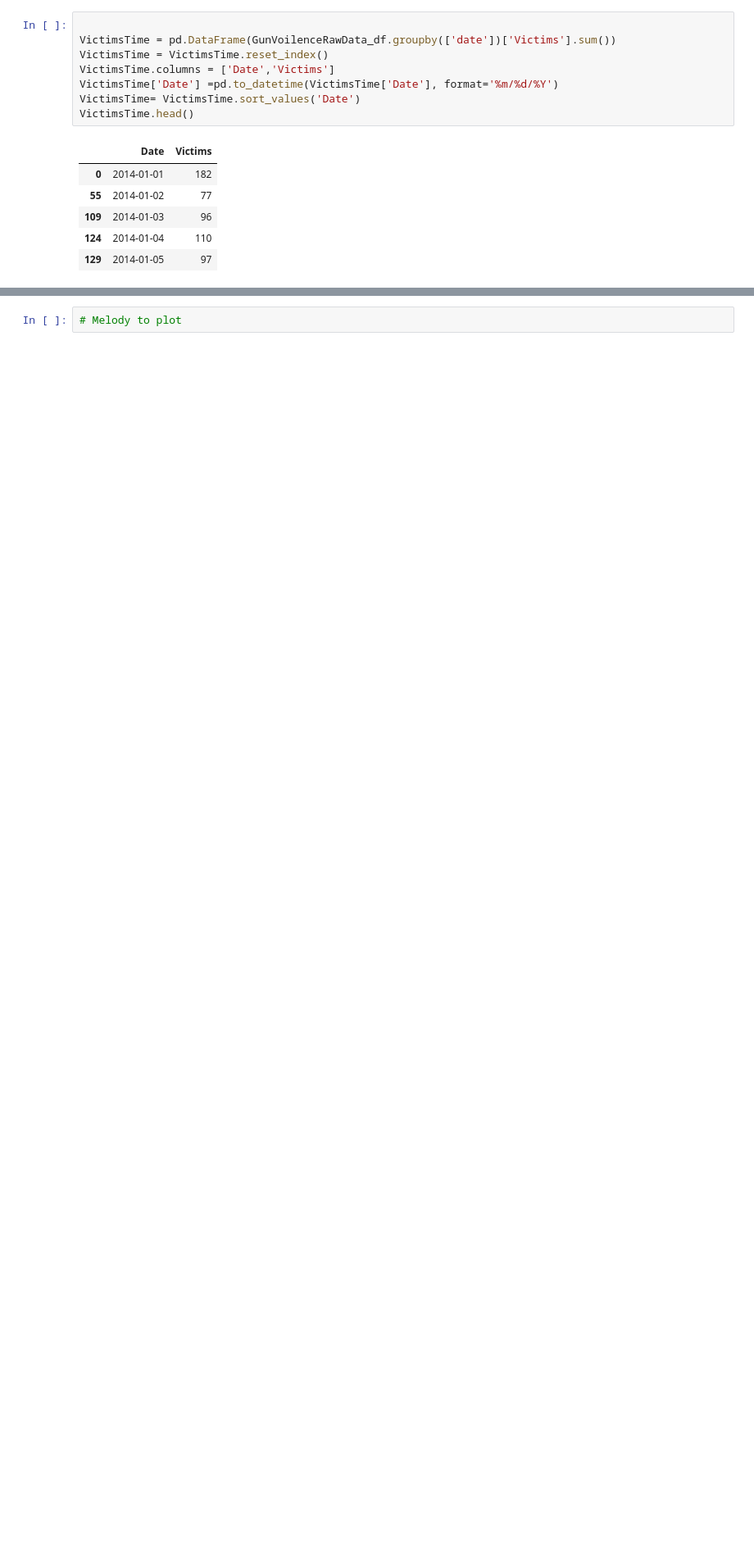
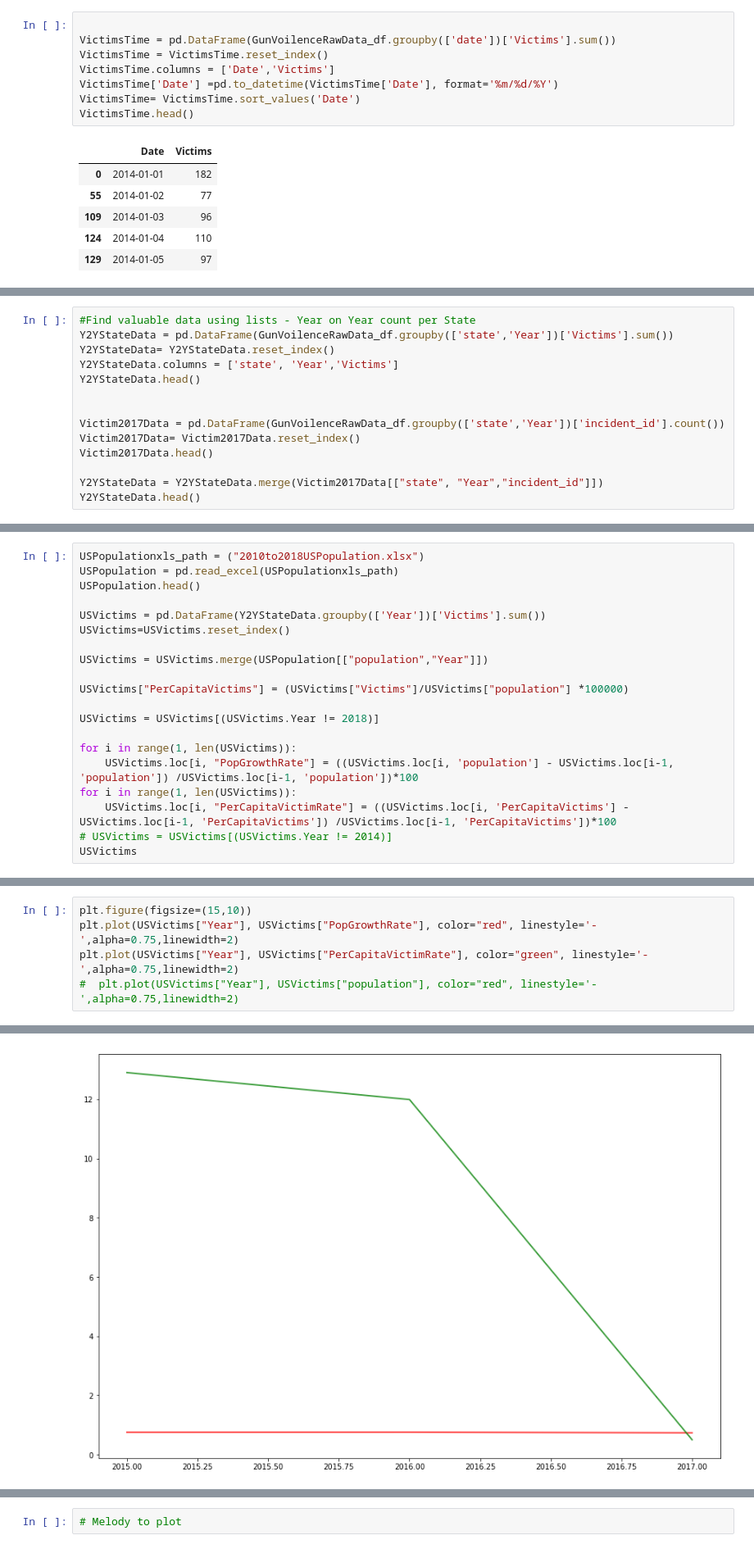
Before and after one commit to bencrutchfield/S-2Megabytes, a Jupyter notebook: 2014-2018 Gun Violence Data Analysis.ipynb, the cells around one changed output, grey strips where cells are left out. Shown at 82% size. Cells and saved outputs as stored; diff of their text form; blank space fills up the shorter version.

```diff
--- a/2014-2018 Gun Violence Data Analysis.ipynb
+++ b/2014-2018 Gun Violence Data Analysis.ipynb
@@ -257,0 +300,14 @@ py.iplot(fig, filename = "Shooting and Victims by Time")
+# %%
+#Find valuable data using lists - Year on Year count per State
+Y2YStateData = pd.DataFrame(GunVoilenceRawData_df.groupby(['state','Year'])['Victims'].sum())
+Y2YStateData= Y2YStateData.reset_index()
+Y2YStateData.columns = ['state', 'Year','Victims']
+Y2YStateData.head()
+
+
+Victim2017Data = pd.DataFrame(GunVoilenceRawData_df.groupby(['state','Year'])['incident_id'].count())
+Victim2017Data= Victim2017Data.reset_index()
+Victim2017Data.head()
+
+Y2YStateData = Y2YStateData.merge(Victim2017Data[["state", "Year","incident_id"]])
+Y2YStateData.head()
@@ -257,0 +369,20 @@ py.iplot(fig, filename = "Shooting and Victims by Time")
+# %%
+USPopulationxls_path = ("2010to2018USPopulation.xlsx")
+USPopulation = pd.read_excel(USPopulationxls_path)
+USPopulation.head()
+
+USVictims = pd.DataFrame(Y2YStateData.groupby(['Year'])['Victims'].sum())
+USVictims=USVictims.reset_index()
+
+USVictims = USVictims.merge(USPopulation[["population","Year"]])
+
+USVictims["PerCapitaVictims"] = (USVictims["Victims"]/USVictims["population"] *100000)
+
+USVictims = USVictims[(USVictims.Year != 2018)]
+
+for i in range(1, len(USVictims)):
+    USVictims.loc[i, "PopGrowthRate"] = ((USVictims.loc[i, 'population'] - USVictims.loc[i-1, 'population']) /USVictims.loc[i-1, 'population'])*100
+for i in range(1, len(USVictims)):
+    USVictims.loc[i, "PerCapitaVictimRate"] = ((USVictims.loc[i, 'PerCapitaVictims'] - USVictims.loc[i-1, 'PerCapitaVictims']) /USVictims.loc[i-1, 'PerCapitaVictims'])*100
+# USVictims = USVictims[(USVictims.Year != 2014)]
+USVictims
@@ -257,0 +395,6 @@ py.iplot(fig, filename = "Shooting and Victims by Time")
+# %%
+plt.figure(figsize=(15,10))
+plt.plot(USVictims["Year"], USVictims["PopGrowthRate"], color="red", linestyle='-',alpha=0.75,linewidth=2)
+plt.plot(USVictims["Year"], USVictims["PerCapitaVictimRate"], color="green", linestyle='-',alpha=0.75,linewidth=2)
+#  plt.plot(USVictims["Year"], USVictims["population"], color="red", linestyle='-',alpha=0.75,linewidth=2)
+# %% [output]
@@ -257,0 +402 @@ py.iplot(fig, filename = "Shooting and Victims by Time")
+[figure, added]
```
Also changed, not shown: parts of 24 cells of this notebook, 5 other files.
